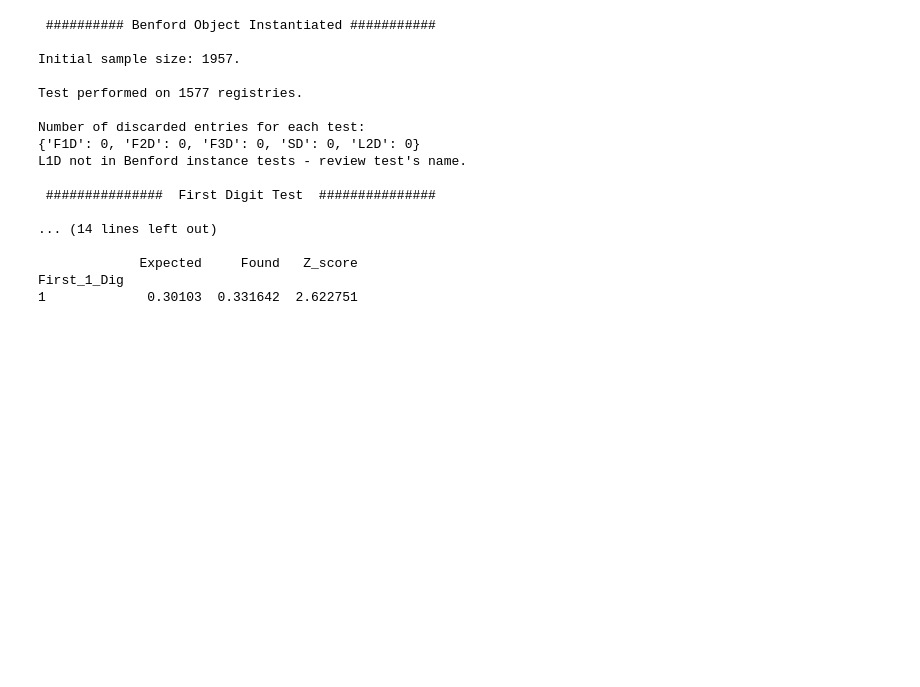
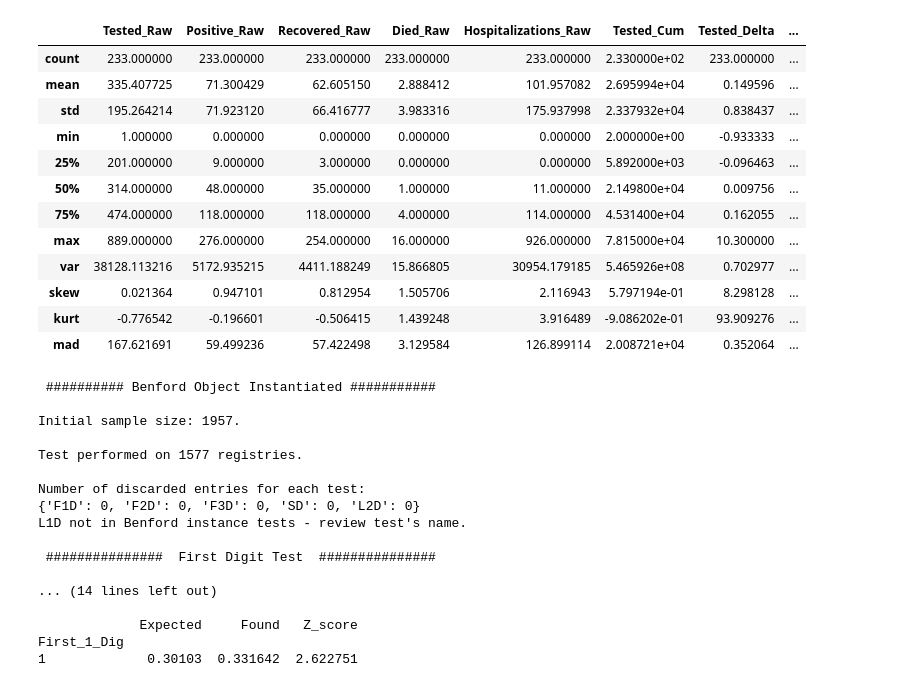
Before and after one commit to bnice5000/DoS_IMO_PRI_STATS_DEMO, a Jupyter notebook: Kosovo Numbers Presentation.ipynb, the cells around one changed output. Cells and saved outputs as stored; diff of their text form; code cells hidden in the pictures; blank space fills up the shorter version.

```diff
--- a/Kosovo Numbers Presentation.ipynb
+++ b/Kosovo Numbers Presentation.ipynb
@@ -53,4 +53,23 @@ date = '{:%Y%m%d}'.format(datetime.date.today())
 TDays = '14D'
 tickFormatter = mdates.DateFormatter('%m-%d')
 
+described_data_all = addStats(COVID_Raw).fillna(0)
+described_data_L14 = addStats(COVID_Raw.last(TDays)).fillna(0)
+
 COVID_for_Pres = COVID_Raw.loc['2020-03-11':'2020-06-21']
+# %%
+described_data_all
+# %% [output]
+|  | Tested_Raw | Positive_Raw | Recovered_Raw | Died_Raw | Hospitalizations_Raw | Tested_Cum | Tested_Delta | ... |
+| count | 233.000000 | 233.000000 | 233.000000 | 233.000000 | 233.000000 | 2.330000e+02 | 233.000000 | ... |
+| mean | 335.407725 | 71.300429 | 62.605150 | 2.888412 | 101.957082 | 2.695994e+04 | 0.149596 | ... |
+| std | 195.264214 | 71.923120 | 66.416777 | 3.983316 | 175.937998 | 2.337932e+04 | 0.838437 | ... |
+| min | 1.000000 | 0.000000 | 0.000000 | 0.000000 | 0.000000 | 2.000000e+00 | -0.933333 | ... |
+| 25% | 201.000000 | 9.000000 | 3.000000 | 0.000000 | 0.000000 | 5.892000e+03 | -0.096463 | ... |
+| 50% | 314.000000 | 48.000000 | 35.000000 | 1.000000 | 11.000000 | 2.149800e+04 | 0.009756 | ... |
+| 75% | 474.000000 | 118.000000 | 118.000000 | 4.000000 | 114.000000 | 4.531400e+04 | 0.162055 | ... |
+| max | 889.000000 | 276.000000 | 254.000000 | 16.000000 | 926.000000 | 7.815000e+04 | 10.300000 | ... |
+| var | 38128.113216 | 5172.935215 | 4411.188249 | 15.866805 | 30954.179185 | 5.465926e+08 | 0.702977 | ... |
+| skew | 0.021364 | 0.947101 | 0.812954 | 1.505706 | 2.116943 | 5.797194e-01 | 8.298128 | ... |
+| kurt | -0.776542 | -0.196601 | -0.506415 | 1.439248 | 3.916489 | -9.086202e-01 | 93.909276 | ... |
+| mad | 167.621691 | 59.499236 | 57.422498 | 3.129584 | 126.899114 | 2.008721e+04 | 0.352064 | ... |
```
Also changed, not shown: parts of 3 cells of this notebook, 3 other files.
